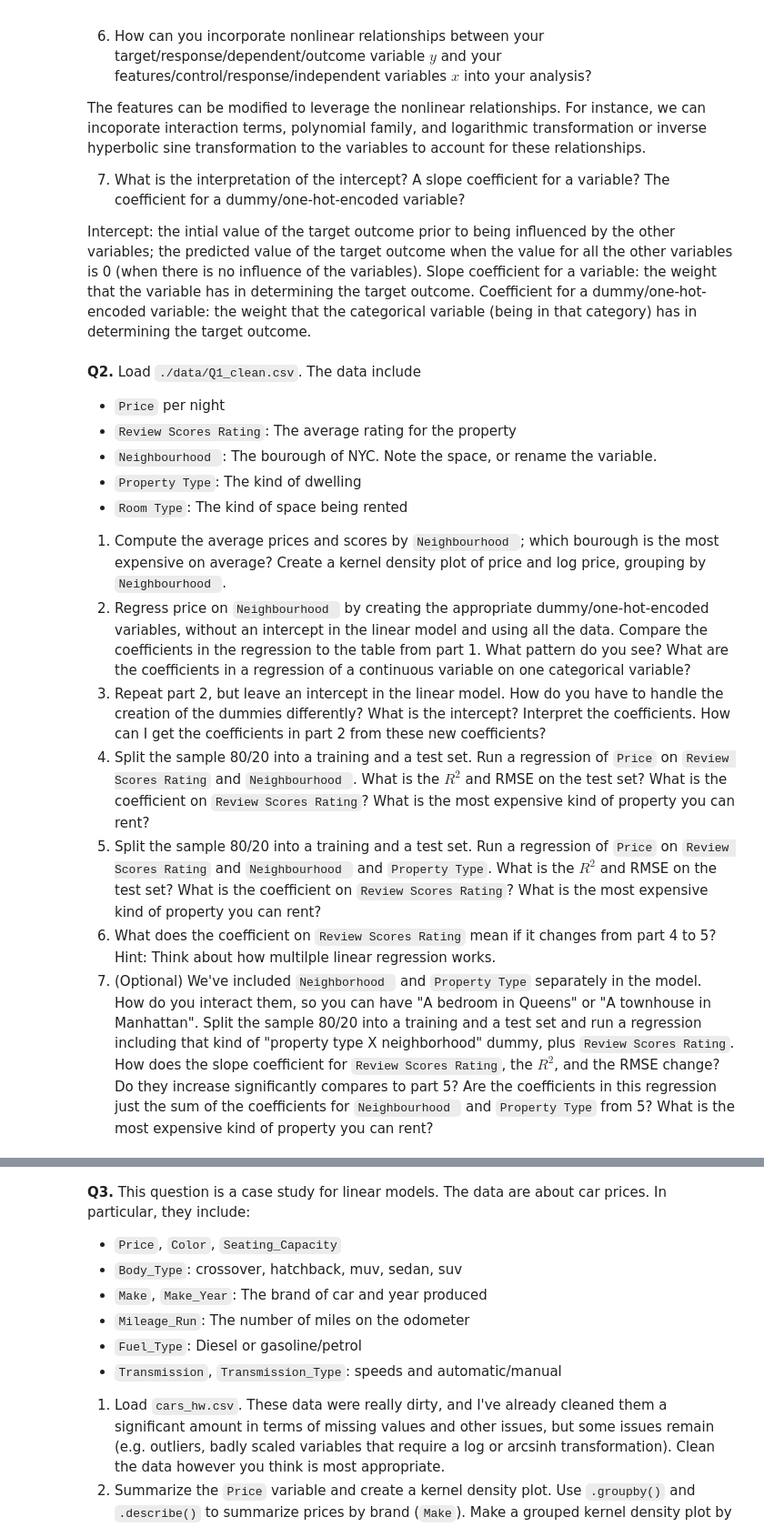
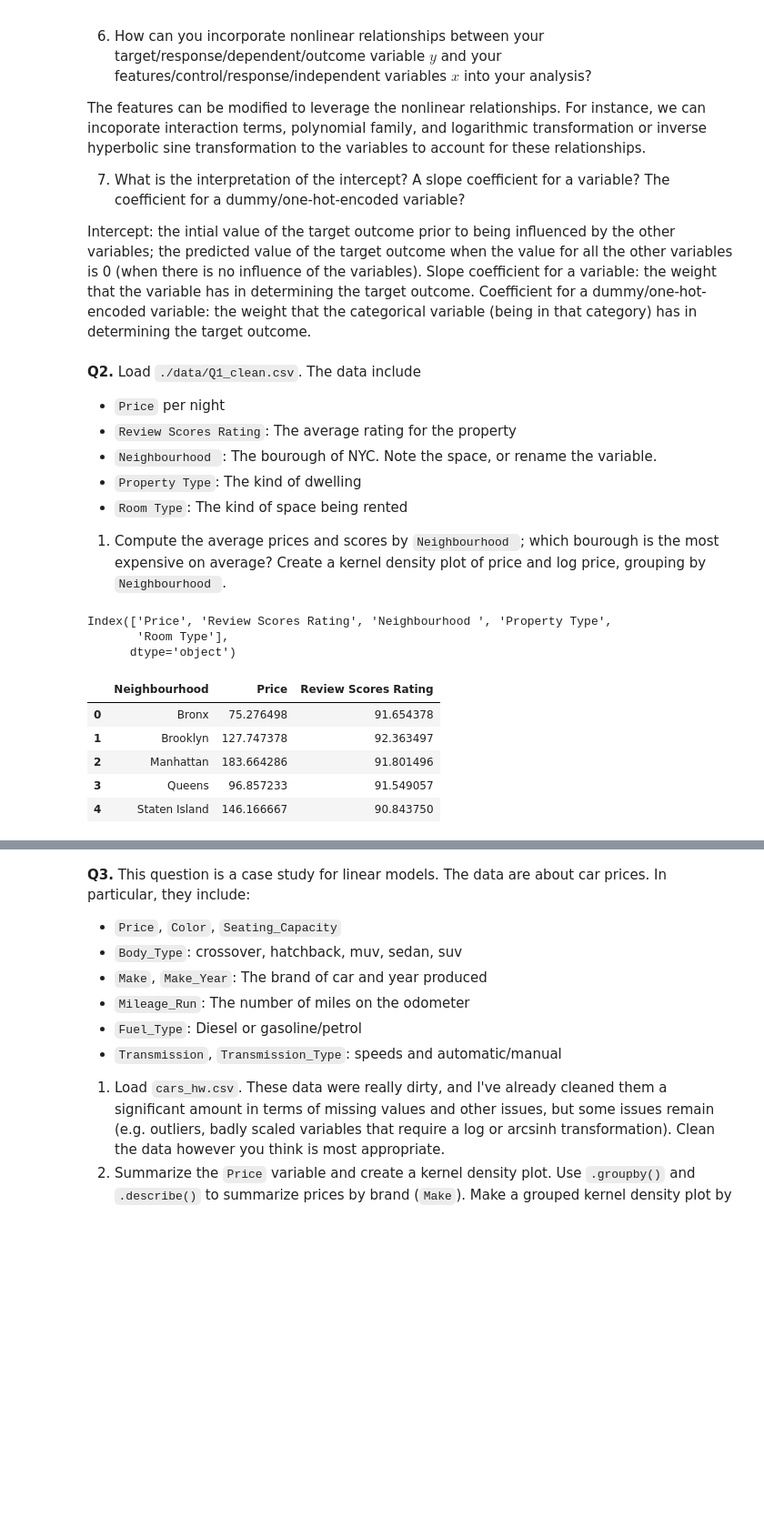
Before and after one commit to hasitanalluri/linearModels, a Jupyter notebook: assignment/assignment.ipynb, the cells around one changed output, grey strips where cells are left out. Shown: that part at 91% size. Cells and saved outputs as stored; diff of their text form; code cells hidden in the pictures; blank space fills up the shorter version.

```diff
--- a/assignment/assignment.ipynb
+++ b/assignment/assignment.ipynb
@@ -54,9 +48,24 @@ Coefficient for a dummy/one-hot-encoded variable: the weight that the categorica
 - `Room Type`: The kind of space being rented
 
 1. Compute the average prices and scores by `Neighbourhood `; which bourough is the most expensive on average? Create a kernel density plot of price and log price, grouping by `Neighbourhood `.
-2. Regress price on `Neighbourhood ` by creating the appropriate dummy/one-hot-encoded variables, without an intercept in the linear model and using all the data. Compare the coefficients in the regression to the table from part 1. What pattern do you see? What are the coefficients in a regression of a continuous variable on one categorical variable?
-3. Repeat part 2, but leave an intercept in the linear model. How do you have to handle the creation of the dummies differently? What is the intercept? Interpret the coefficients. How can I get the coefficients in part 2 from these new coefficients?
-4. Split the sample 80/20 into a training and a test set. Run a regression of `Price` on `Review Scores Rating` and `Neighbourhood `. What is the $R^2$ and RMSE on the test set? What is the coefficient on `Review Scores Rating`? What is the most expensive kind of property you can rent?
-5. Split the sample 80/20 into a training and a test set. Run a regression of `Price` on `Review Scores Rating` and `Neighbourhood ` and `Property Type`. What is the $R^2$ and RMSE on the test set? What is the coefficient on `Review Scores Rating`? What is the most expensive kind of property you can rent?
-6. What does the coefficient on `Review Scores Rating` mean if it changes from part 4 to 5? Hint: Think about how multilple linear regression works.
-7. (Optional) We've included `Neighborhood ` and `Property Type` separately in the model. How do you interact them, so you can have "A bedroom in Queens" or "A townhouse in Manhattan". Split the sample 80/20 into a training and a test set and run a regression including that kind of "property type X neighborhood" dummy, plus `Review Scores Rating`. How does the slope coefficient for `Review Scores Rating`, the $R^2$, and the RMSE change? Do they increase significantly compares to part 5? Are the coefficients in this regression just the sum of the coefficients for `Neighbourhood ` and `Property Type` from 5? What is the most expensive kind of property you can rent?
+# %%
+import numpy as np
+import pandas as pd
+import matplotlib.pyplot as plt
+import seaborn as sns
+
+df = pd.read_csv('/content/linearModels/data/Q1_clean.csv')
+print(df.columns)
+df = df.rename(columns={'Neighbourhood ': 'Neighbourhood'})
+
+df.groupby('Neighbourhood')[['Price', 'Review Scores Rating']].mean().reset_index()
+# %% [output]
+Index(['Price', 'Review Scores Rating', 'Neighbourhood ', 'Property Type',
+       'Room Type'],
+      dtype='object')
+|  | Neighbourhood | Price | Review Scores Rating |
+| 0 | Bronx | 75.276498 | 91.654378 |
+| 1 | Brooklyn | 127.747378 | 92.363497 |
+| 2 | Manhattan | 183.664286 | 91.801496 |
+| 3 | Queens | 96.857233 | 91.549057 |
+| 4 | Staten Island | 146.166667 | 90.843750 |
```
Also changed, not shown: parts of 12 cells of this notebook.
